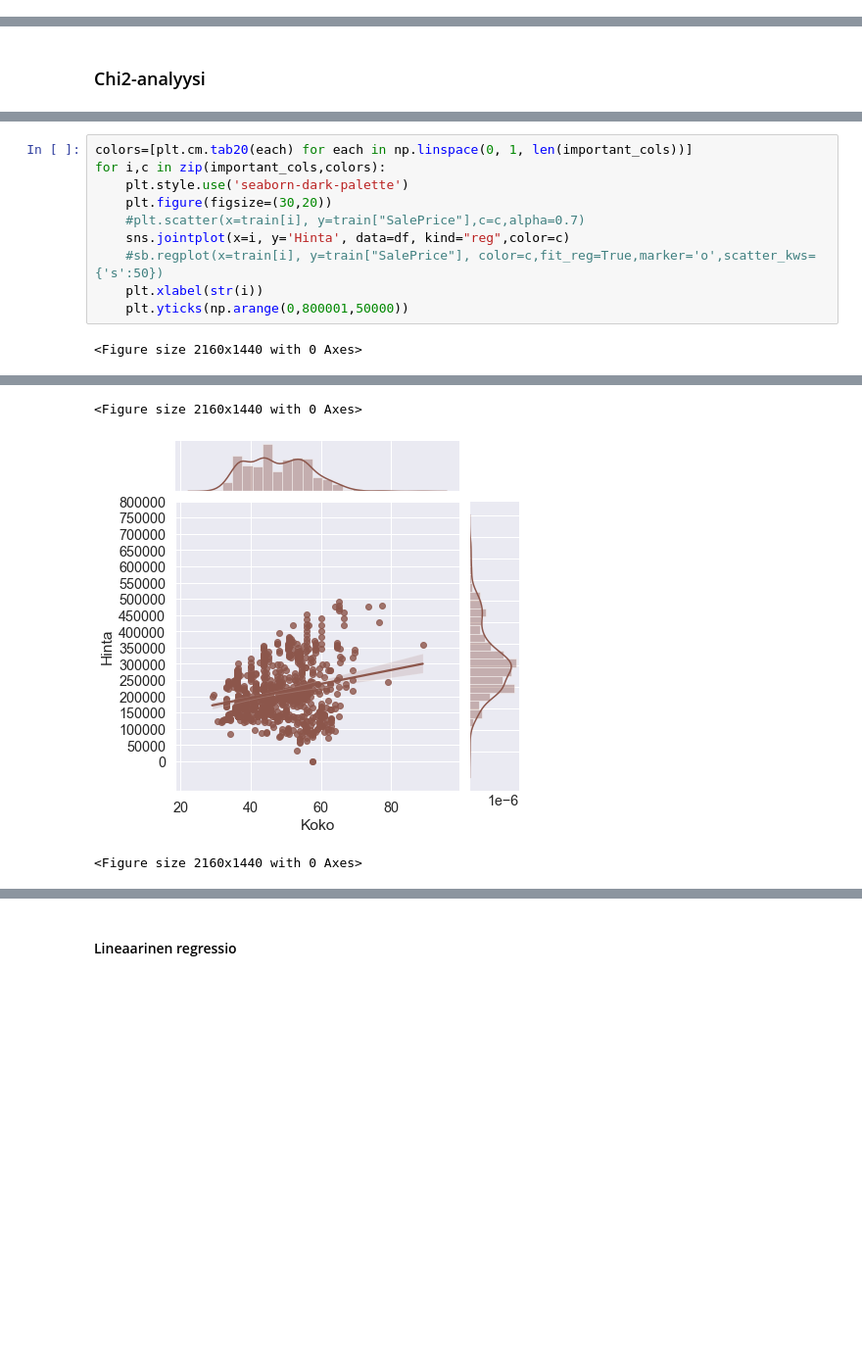
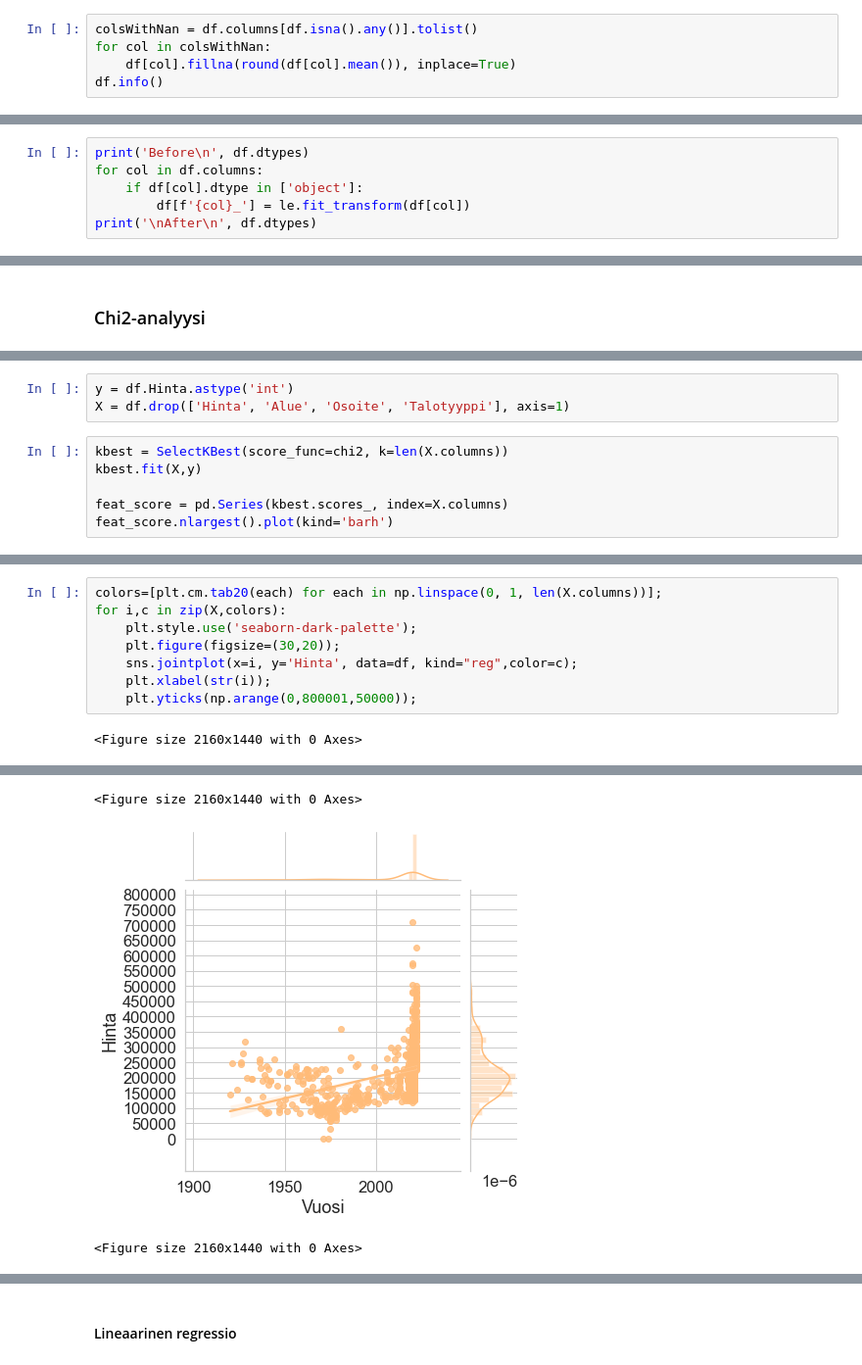
Before and after one commit to tuomak-uni/joda, a Jupyter notebook: Tampereen_kaksiot.ipynb, the cells around one changed output, grey strips where cells are left out. Shown at 98% size. Drawn from its saved outputs; the diff is of its cells as text; blank space fills up the shorter version.

```diff
--- a/Tampereen_kaksiot.ipynb
+++ b/Tampereen_kaksiot.ipynb
@@ -235,0 +206,5 @@ memory usage: 44.2+ KB
+# %%
+colsWithNan = df.columns[df.isna().any()].tolist()
+for col in colsWithNan:
+    df[col].fillna(round(df[col].mean()), inplace=True)
+df.info()
@@ -264,0 +256,6 @@ plt.xticks(weight='bold',rotation=90)
+# %%
+print('Before\n', df.dtypes)
+for col in df.columns:
+    if df[col].dtype in ['object']:
+        df[f'{col}_'] = le.fit_transform(df[col])
+print('\nAfter\n', df.dtypes)
@@ -301,0 +309,9 @@ Specs        Score
+# %%
+y = df.Hinta.astype('int')
+X = df.drop(['Hinta', 'Alue', 'Osoite', 'Talotyyppi'], axis=1)
+# %%
+kbest = SelectKBest(score_func=chi2, k=len(X.columns))
+kbest.fit(X,y)
+
+feat_score = pd.Series(kbest.scores_, index=X.columns)
+feat_score.nlargest().plot(kind='barh')
@@ -312,12 +340,10 @@ plt.show()
 # %%
-colors=[plt.cm.tab20(each) for each in np.linspace(0, 1, len(important_cols))]
-for i,c in zip(important_cols,colors):
-    plt.style.use('seaborn-dark-palette')
-    plt.figure(figsize=(30,20))
-    #plt.scatter(x=train[i], y=train["SalePrice"],c=c,alpha=0.7)
-    sns.jointplot(x=i, y='Hinta', data=df, kind="reg",color=c)
-    #sb.regplot(x=train[i], y=train["SalePrice"], color=c,fit_reg=True,marker='o',scatter_kws={'s':50})
-    plt.xlabel(str(i))
-    plt.yticks(np.arange(0,800001,50000))
+colors=[plt.cm.tab20(each) for each in np.linspace(0, 1, len(X.columns))];
+for i,c in zip(X,colors):
+    plt.style.use('seaborn-dark-palette');
+    plt.figure(figsize=(30,20));
+    sns.jointplot(x=i, y='Hinta', data=df, kind="reg",color=c);
+    plt.xlabel(str(i));
+    plt.yticks(np.arange(0,800001,50000));
 # %% [output]
 <Figure size 2160x1440 with 0 Axes>
@@ -325,3 +351,3 @@ for i,c in zip(important_cols,colors):
 <Figure size 2160x1440 with 0 Axes>
-[figure, old version]
+[figure, new version]
 <Figure size 2160x1440 with 0 Axes>
```
Also changed, not shown: parts of 42 cells of this notebook, 1 other file.
